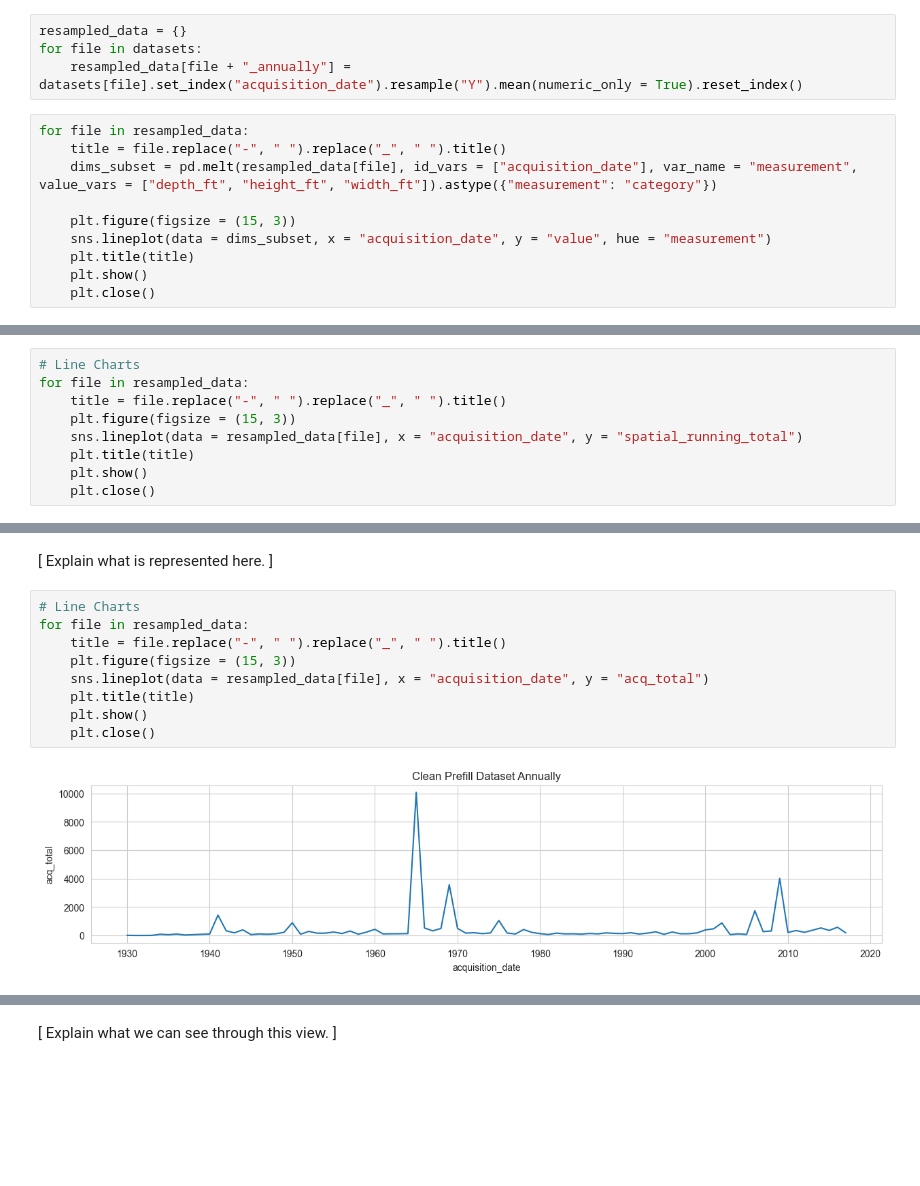
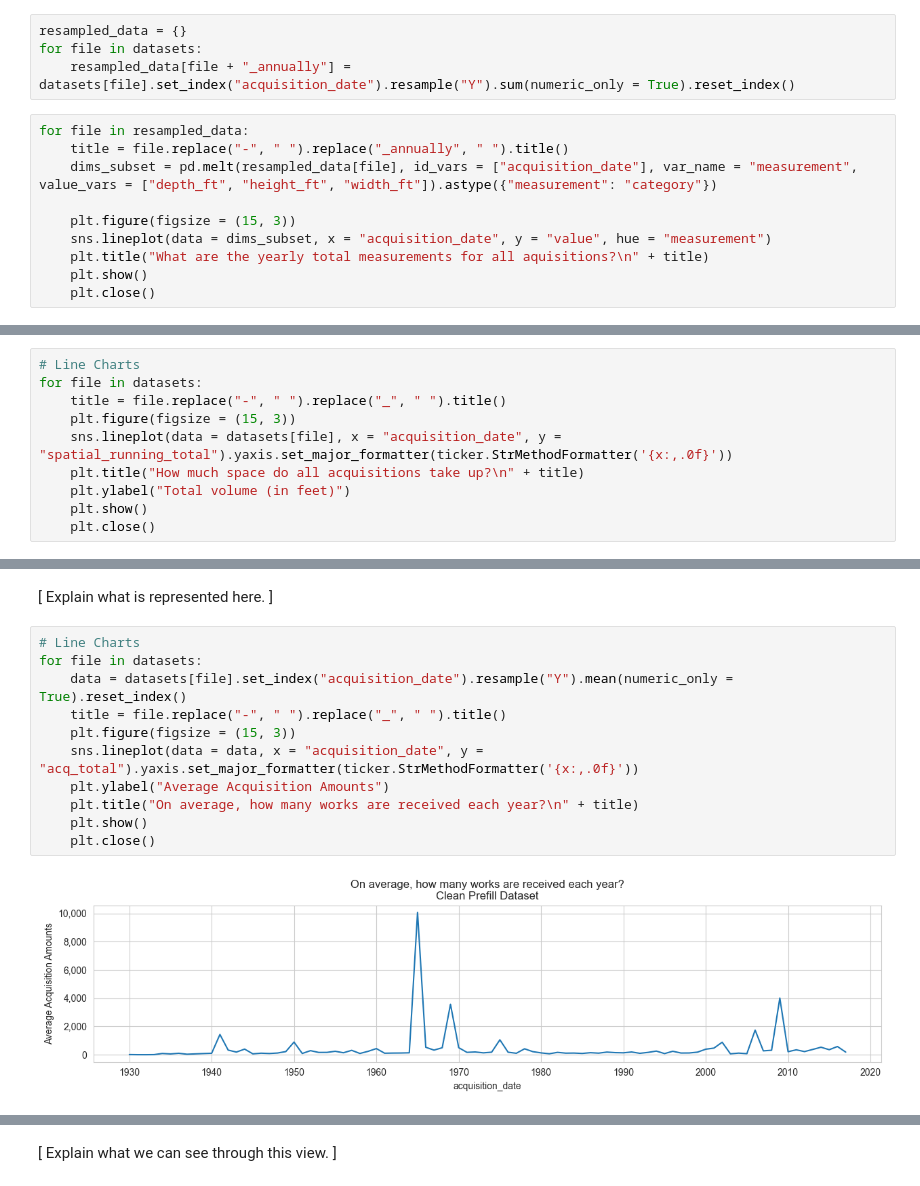
Before and after one commit to marisol-yake/MMM-museum-analytics, a Jupyter notebook: examples/NYC_MoMA_Example/Collections Null Analysis.ipynb, the cells around one changed output, grey strips where cells are left out. Cells and saved outputs as stored; diff of their text form; blank space fills up the shorter version.

```diff
--- a/examples/NYC_MoMA_Example/Collections Null Analysis.ipynb
+++ b/examples/NYC_MoMA_Example/Collections Null Analysis.ipynb
@@ -384,15 +385,15 @@ The purpose of data visualizations in this project is to turn an organization's
 # %%
 resampled_data = {}
 for file in datasets:
-    resampled_data[file + "_annually"] = datasets[file].set_index("acquisition_date").resample("Y").mean(numeric_only = True).reset_index()
+    resampled_data[file + "_annually"] = datasets[file].set_index("acquisition_date").resample("Y").sum(numeric_only = True).reset_index()
 # %%
 for file in resampled_data:
-    title = file.replace("-", " ").replace("_", " ").title()
+    title = file.replace("-", " ").replace("_annually", " ").title()
     dims_subset = pd.melt(resampled_data[file], id_vars = ["acquisition_date"], var_name = "measurement", value_vars = ["depth_ft", "height_ft", "width_ft"]).astype({"measurement": "category"})
 
     plt.figure(figsize = (15, 3))
     sns.lineplot(data = dims_subset, x = "acquisition_date", y = "value", hue = "measurement")
-    plt.title(title)
+    plt.title("What are the yearly total measurements for all aquisitions?\n" + title)
     plt.show()
     plt.close()
 # %% [output]
@@ -404,11 +405,12 @@ for file in resampled_data:
 In the charts above, we can see that the `Drop All Nulls` strategy has made it so that there are larger outliers and visible gaps in the plotted lines when compared to the original `Clean Prefill Dataset`. It's difficult to see significant differences between the different spatial measurements, but that tracks with what we previously saw in the summary tables from earlier (e.g. the `depth_ft` column tends to have values that are almost 1.0 less than is typically found in `height_ft` and `width_ft`). By visualizing the datasets like this, we are trying to visualize any possible spatial dimension patterns over time. While this chart doesn't answer everything, getting a comprehensive "feel" for the data relies on making plenty of data visualizations whether we use all of them in a final report or not.
 # %%
 # Line Charts
-for file in resampled_data:
+for file in datasets:
     title = file.replace("-", " ").replace("_", " ").title()
     plt.figure(figsize = (15, 3))
-    sns.lineplot(data = resampled_data[file], x = "acquisition_date", y = "spatial_running_total")
-    plt.title(title)
+    sns.lineplot(data = datasets[file], x = "acquisition_date", y = "spatial_running_total").yaxis.set_major_formatter(ticker.StrMethodFormatter('{x:,.0f}'))
+    plt.title("How much space do all acquisitions take up?\n" + title)
+    plt.ylabel("Total volume (in feet)")
     plt.show()
     plt.close()
 # %% [output]
@@ -420,12 +422,14 @@ for file in resampled_data:
 [ Explain what is represented here. ]
 # %%
 # Line Charts
-for file in resampled_data:
+for file in datasets:
+    data = datasets[file].set_index("acquisition_date").resample("Y").mean(numeric_only = True).reset_index()
     title = file.replace("-", " ").replace("_", " ").title()
     plt.figure(figsize = (15, 3))
-    sns.lineplot(data = resampled_data[file], x = "acquisition_date", y = "acq_total")
-    plt.title(title)
+    sns.lineplot(data = data, x = "acquisition_date", y = "acq_total").yaxis.set_major_formatter(ticker.StrMethodFormatter('{x:,.0f}'))
+    plt.ylabel("Average Acquisition Amounts")
+    plt.title("On average, how many works are received each year?\n" + title)
     plt.show()
     plt.close()
 # %% [output]
-[figure, old version]
+[figure, new version]
```
Also changed, not shown: parts of 12 cells of this notebook, 1 other file.
